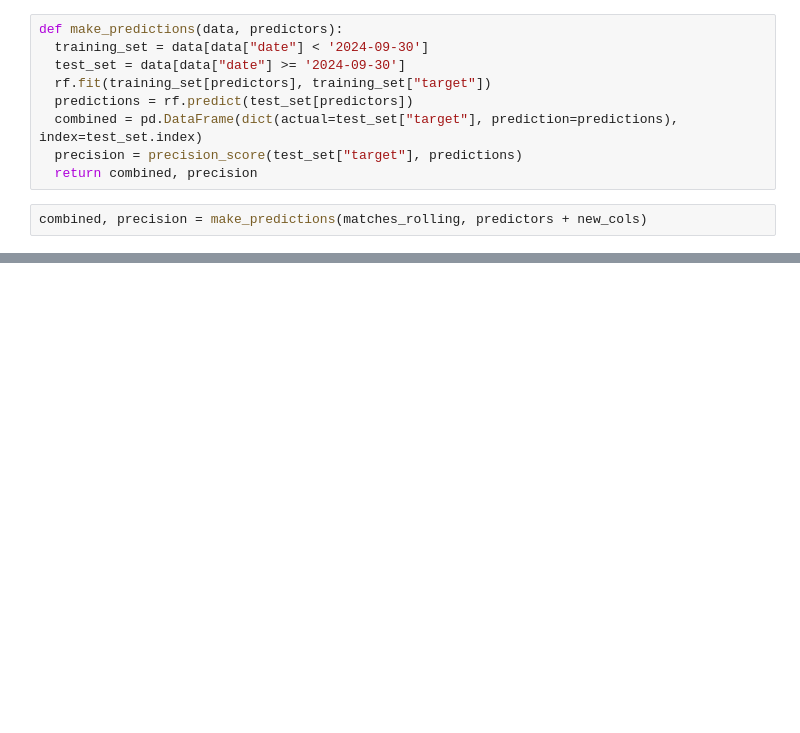
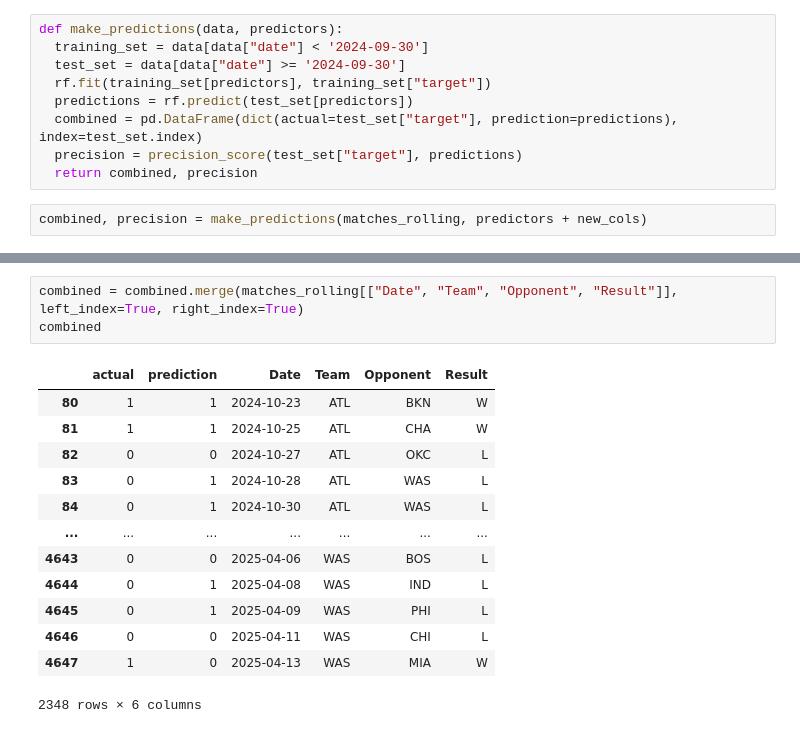
Before and after one commit to gchris2024/predicting-nba-matches, a Jupyter notebook: training.ipynb, the cells around one changed output, grey strips where cells are left out. Cells and saved outputs as stored; diff of their text form; blank space fills up the shorter version.

```diff
--- a/training.ipynb
+++ b/training.ipynb
@@ -121,0 +143,17 @@ combined
+# %%
+combined = combined.merge(matches_rolling[["Date", "Team", "Opponent", "Result"]], left_index=True, right_index=True)
+combined
+# %% [output]
+|  | actual | prediction | Date | Team | Opponent | Result |
+| 80 | 1 | 1 | 2024-10-23 | ATL | BKN | W |
+| 81 | 1 | 1 | 2024-10-25 | ATL | CHA | W |
+| 82 | 0 | 0 | 2024-10-27 | ATL | OKC | L |
+| 83 | 0 | 1 | 2024-10-28 | ATL | WAS | L |
+| 84 | 0 | 1 | 2024-10-30 | ATL | WAS | L |
+| ... | ... | ... | ... | ... | ... | ... |
+| 4643 | 0 | 0 | 2025-04-06 | WAS | BOS | L |
+| 4644 | 0 | 1 | 2025-04-08 | WAS | IND | L |
+| 4645 | 0 | 1 | 2025-04-09 | WAS | PHI | L |
+| 4646 | 0 | 0 | 2025-04-11 | WAS | CHI | L |
+| 4647 | 1 | 0 | 2025-04-13 | WAS | MIA | W |
+2348 rows × 6 columns
```
Also changed, not shown: parts of 6 cells of this notebook.
